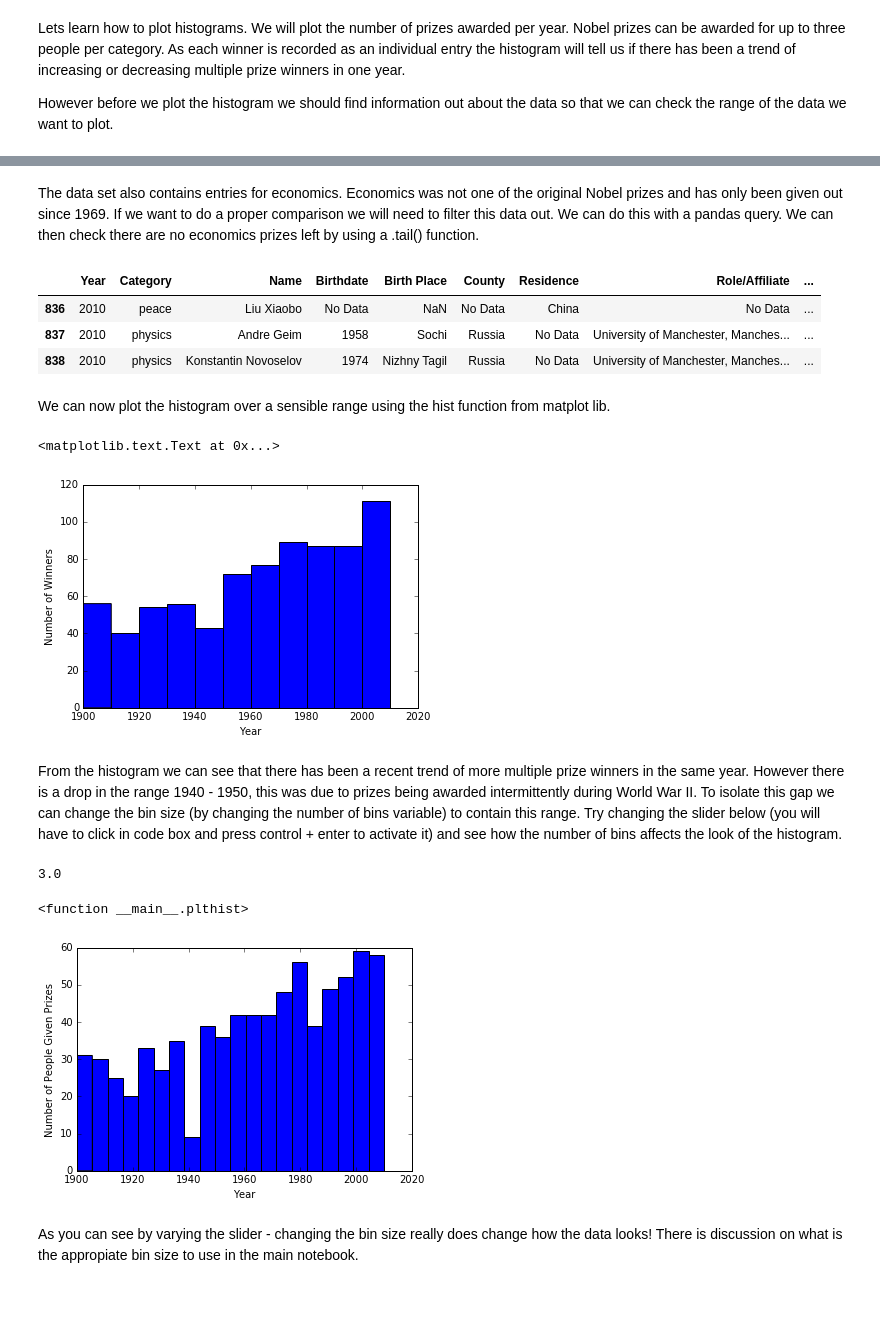
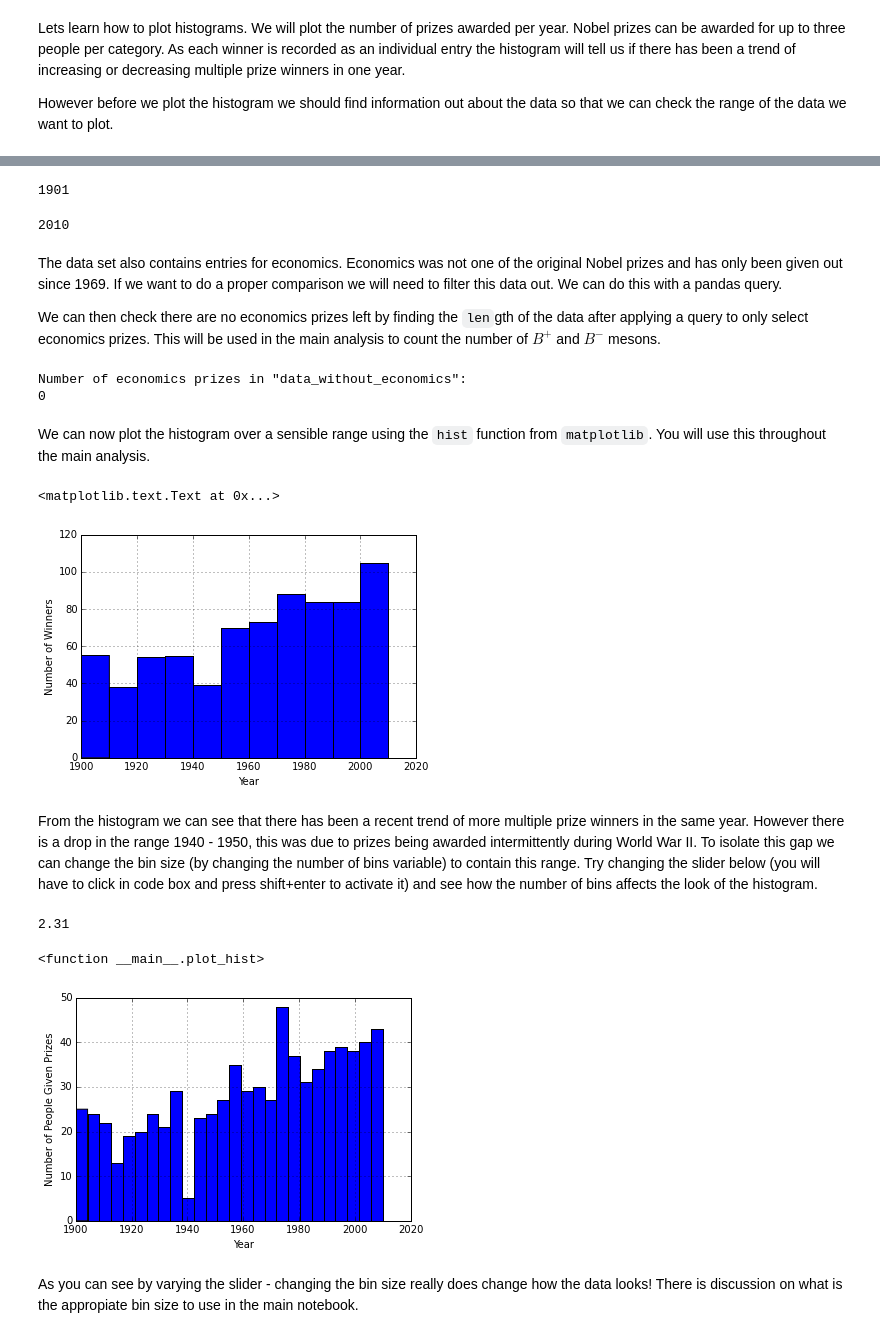
Before and after one commit to lhcb/opendata-project, a Jupyter notebook: Example-Analysis.ipynb, the cells around one changed output, grey strips where cells are left out. Saved outputs shown, nothing was run; the diff lists cells and outputs as text; code cells hidden in the pictures; blank space fills up the shorter version.

```diff
--- a/Example-Analysis.ipynb
+++ b/Example-Analysis.ipynb
@@ -76,40 +66,49 @@ dtype: object
+# %%
+# print the earliest year in the data
+print(data.Year.min())
+# %% [output]
+1901
+# %%
+# print the latest year in the data
+print(data.Year.max())
+# %% [output]
+2010
 # %% [markdown]
-The data set also contains entries for economics. Economics was not one of the original Nobel prizes and has only been given out since 1969. If we want to do a proper comparison we will need to filter this data out. We can do this with a pandas query. We can then check there are no economics prizes left by using a .tail() function.
+The data set also contains entries for economics. Economics was not one of the original Nobel prizes and has only been given out since 1969. If we want to do a proper comparison we will need to filter this data out. We can do this with a pandas query.
+
+We can then check there are no economics prizes left by finding the `len`gth of the data after applying a query to only select economics prizes. This will be used in the main analysis to count the number of $B^+$ and $B^-$ mesons.
 # %%
-# Filter out the Economics prizes from the data
-NoEconomics = "Category != 'economics'"
-noEconomicsDataFrame = dataFrame.query(NoEconomics)
-noEconomicsDataFrame.tail(3)
+# filter out the Economics prizes from the data
+data_without_economics = data.query("Category != 'economics'")
+print('Number of economics prizes in "data_without_economics":')
+print(len(data_without_economics.query("Category == 'economics'")))
 # %% [output]
-|  | Year | Category | Name | Birthdate | Birth Place | County | Residence | Role/Affiliate | ... |
-| 836 | 2010 | peace | Liu Xiaobo | No Data | NaN | No Data | China | No Data | ... |
-| 837 | 2010 | physics | Andre Geim | 1958 | Sochi | Russia | No Data | University of Manchester, Manches... | ... |
-| 838 | 2010 | physics | Konstantin Novoselov | 1974 | Nizhny Tagil | Russia | No Data | University of Manchester, Manches... | ... |
+Number of economics prizes in "data_without_economics":
+0
 # %% [markdown]
-We can now plot the histogram over a sensible range using the hist function from matplot lib.
+We can now plot the histogram over a sensible range using the `hist` function from `matplotlib`. You will use this throughout the main analysis.
 # %%
-#Plot the histogram of number of winners against year
-H_WinnersPerYear = hist(noEconomicsDataFrame['Year'], bins=11, range=[1900,2010])
-xlabel('Year') #Plot an x label
-ylabel('Number of Winners') #Plot a y label
+# plot the histogram of number of winners against year
+H_WinnersPerYear = data_without_economics.Year.hist(bins=11, range=[1900, 2010])
+xlabel('Year')
+ylabel('Number of Winners')
 # %% [output]
 <matplotlib.text.Text at 0x...>
-[figure, old version]
+[figure, new version]
 # %% [markdown]
-From the histogram we can see that there has been a recent trend of more multiple prize winners in the same year. However there is a drop in the range 1940 - 1950, this was due to prizes being awarded intermittently during World War II. To isolate this gap we can change the bin size (by changing the number of bins variable) to contain this range. Try changing the slider below (you will have to click in code box and press control + enter to activate it) and see how the number of bins affects the look of the histogram.
+From the histogram we can see that there has been a recent trend of more multiple prize winners in the same year. However there is a drop in the range 1940 - 1950, this was due to prizes being awarded intermittently during World War II. To isolate this gap we can change the bin size (by changing the number of bins variable) to contain this range. Try changing the slider below (you will have to click in code box and press shift+enter to activate it) and see how the number of bins affects the look of the histogram.
 # %%
-def plthist(bins):
-    changingBins = hist(noEconomicsDataFrame['Year'], bins=bins, range=[1900,2010])
-    xlabel('Year') #Plot an x label
-    ylabel('Number of People Given Prizes') #Plot a y label
-    BinSize = round(float(60)/bins,2)
+def plot_hist(bins):
+    changingBins = data_without_economics.Year.hist(bins=bins, range=[1900,2010])
+    xlabel('Year')
+    ylabel('Number of People Given Prizes')
+    BinSize = round(60/bins, 2)
     print(BinSize)
-    pass
 
-interact(plthist,bins = [10,30,1])
+interact(plot_hist, bins=[2, 50, 1])
 # %% [output]
-3.0
+2.31
-<function __main__.plthist>
+<function __main__.plot_hist>
-[figure, old version]
+[figure, new version]
 # %% [markdown]
 As you can see by varying the slider - changing the bin size really does change how the data looks! There is discussion on what is the appropiate bin size to use in the main notebook.
```
Also changed, not shown: parts of 43 cells of this notebook, 23 other files.
